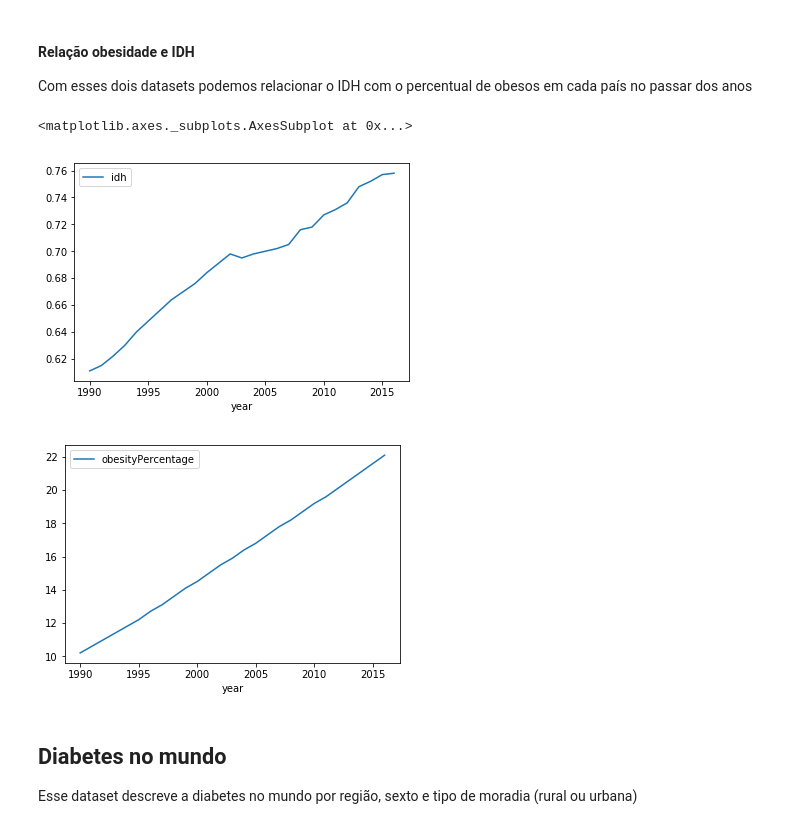
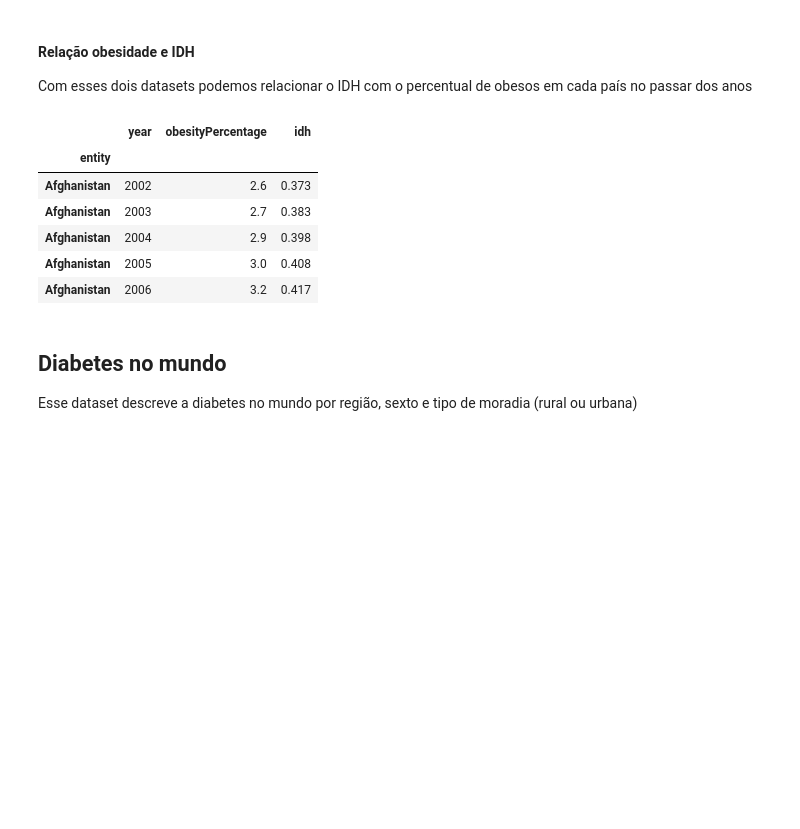
Before and after one commit to if1015-datascience-ufpe/2018-2-projeto-follow-up, a Jupyter notebook: src/Follow UP.ipynb, the cells around one changed output. Cells and saved outputs as stored; diff of their text form; code cells hidden in the pictures; blank space fills up the shorter version.

Commit message:
Modularizes into a function obesity/idh relationship data pre-processment

```diff
--- a/src/Follow UP.ipynb
+++ b/src/Follow UP.ipynb
@@ -54,22 +54,28 @@ worldObesity.head()
 #### Relação obesidade e IDH
 Com esses dois datasets podemos relacionar o IDH com o percentual de obesos em cada país no passar dos anos
 # %%
-brazilObesity = worldObesity.loc['Brazil']
-brazilIdh = humanDevelopmentIndex.loc['Brazil']
-brazilIdh = brazilIdh.to_frame()
-brazilIdh = brazilIdh.drop('HDI Rank (2017)')
-brazilIdh = brazilIdh.reset_index()
-brazilIdh = brazilIdh.rename(columns={'index': 'year'})
-brazilIdh.year = brazilIdh.year.astype('int64')
-brazilIdh = brazilIdh.rename(columns={'Brazil': 'idh'})
-relationObesityIdhBrazil = brazilObesity.join(brazilIdh.set_index('year'), on='year')
-relationObesityIdhBrazil = relationObesityIdhBrazil.dropna()
-relationObesityIdhBrazil.plot(x='year', y='idh')
-relationObesityIdhBrazil.plot(x='year', y='obesityPercentage')
+def relationObesityIdhByCountry(country):
+    countryObesity = worldObesity.loc[country]
+    countryIdh = humanDevelopmentIndex.loc[country]
+    countryIdh = countryIdh.to_frame()
+    countryIdh = countryIdh.drop('HDI Rank (2017)')
+    countryIdh = countryIdh.reset_index()
+    countryIdh = countryIdh.rename(columns={'index': 'year'})
+    countryIdh.year = countryIdh.year.astype('int64')
+    countryIdh = countryIdh.rename(columns={country: 'idh'})
+    relationObesityIdhCountry = countryObesity.join(countryIdh.set_index('year'), on='year')
+    relationObesityIdhCountry = relationObesityIdhCountry.dropna()
+    return relationObesityIdhCountry
+
+relationObesityIdhByCountry('Afghanistan').head()
 # %% [output]
-<matplotlib.axes._subplots.AxesSubplot at 0x...>
-[figure, removed]
-[figure, removed]
+|  | year | obesityPercentage | idh |
+| entity |  |  |  |
+| Afghanistan | 2002 | 2.6 | 0.373 |
+| Afghanistan | 2003 | 2.7 | 0.383 |
+| Afghanistan | 2004 | 2.9 | 0.398 |
+| Afghanistan | 2005 | 3.0 | 0.408 |
+| Afghanistan | 2006 | 3.2 | 0.417 |
 # %% [markdown]
 ## Diabetes no mundo
 Esse dataset descreve a diabetes no mundo por região, sexto e tipo de moradia (rural ou urbana)
```
